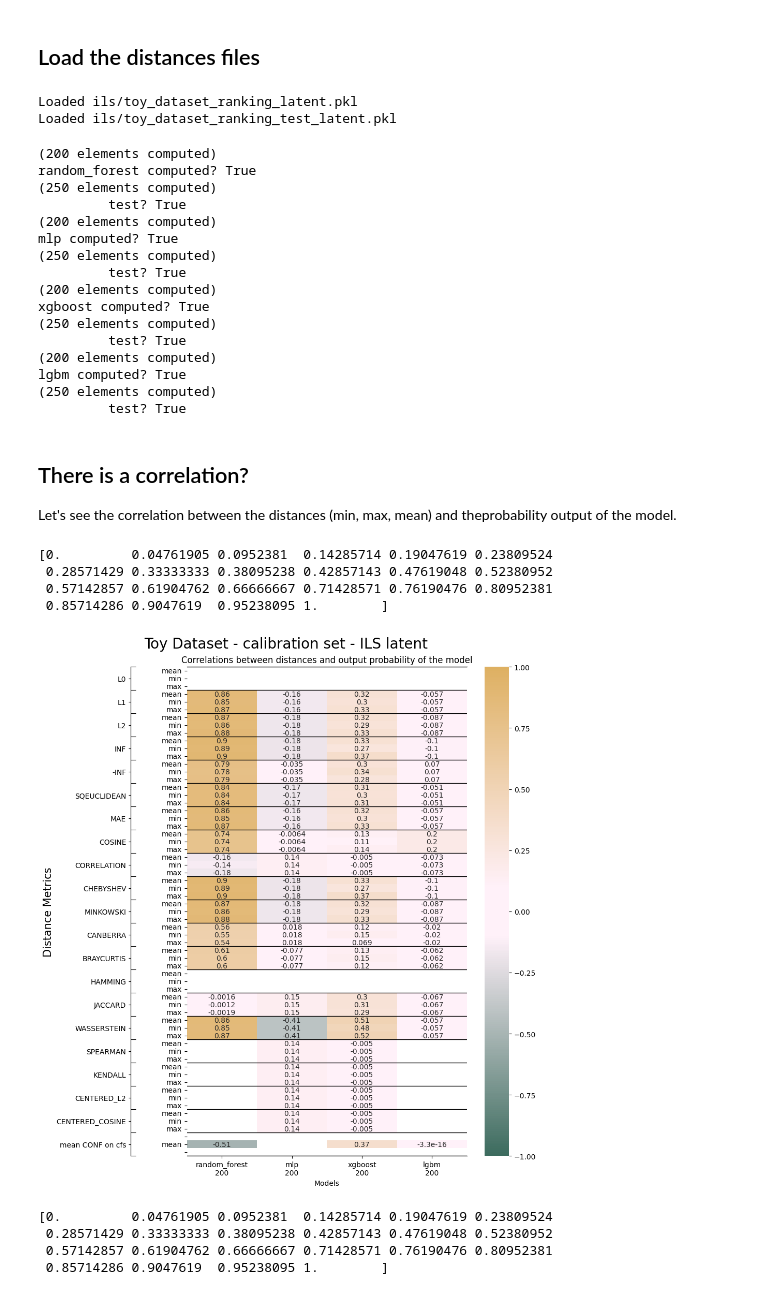
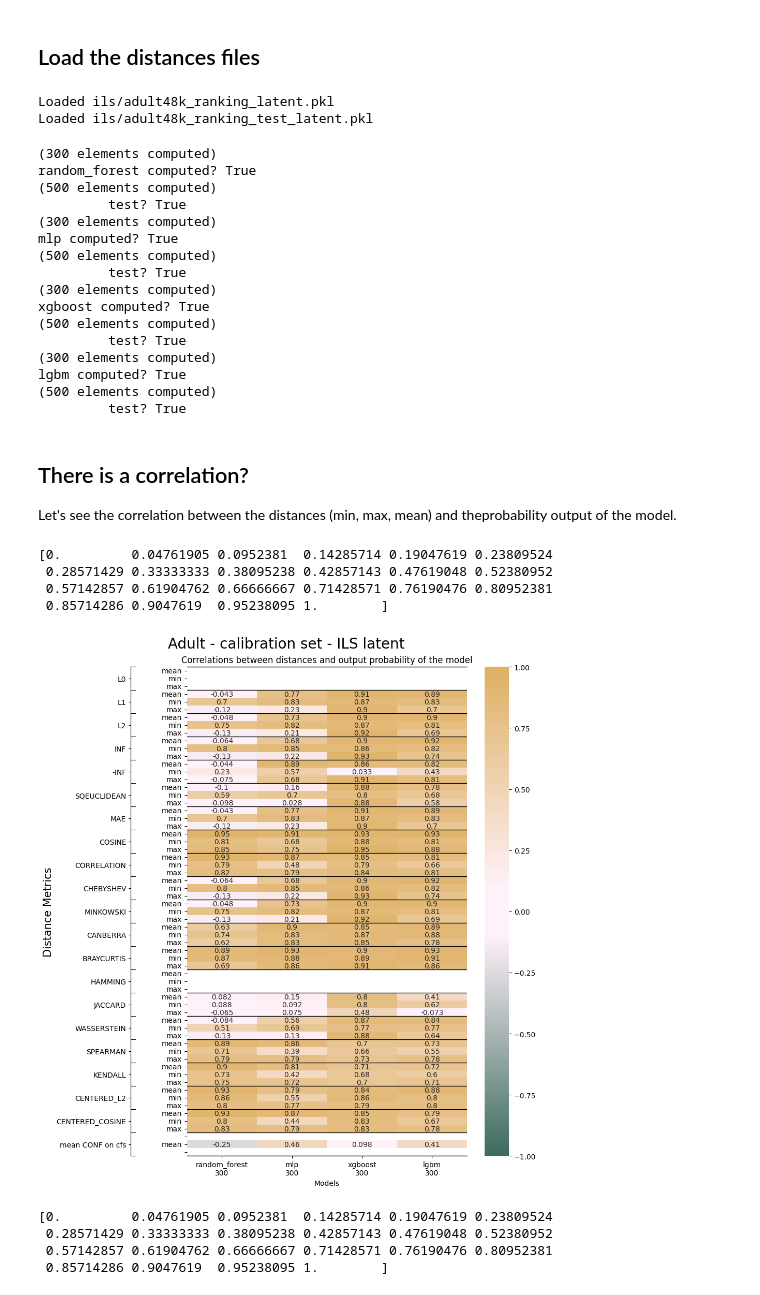
Before and after one commit to clarapunzi/SC-CE, a Jupyter notebook: 3_correlation_and_distances_plot.ipynb, the cells around one changed output. Saved outputs shown, nothing was run; the diff lists cells and outputs as text; code cells hidden in the pictures.

Commit message:
correlations and ils for adult

```diff
--- a/3_correlation_and_distances_plot.ipynb
+++ b/3_correlation_and_distances_plot.ipynb
@@ -37,14 +37,14 @@ cf_results = config['paths']['counterfactuals']
 
 dt_name = "german_credit"
 dt_name = "toy_dataset"
-
+dt_name = "adult48k"
 cf_method = 'dice'
 cf_method = 'ils'#dice or 'debug'
 cf_latent = True
 
 
 name_dataset = {"german_credit": "German Credit",
-                "adult": "Adult",
+                "adult48k": "Adult",
                 "toy_dataset":"Toy Dataset",
                 }[dt_name]
 cf_results
@@ -107,8 +107,8 @@ if utl.check_file_exists(fname_test):
 else:
     print("!"*6,fname_test, "not found")
 # %% [output]
-Loaded ils/toy_dataset_ranking_latent.pkl
-Loaded ils/toy_dataset_ranking_test_latent.pkl
+Loaded ils/adult48k_ranking_latent.pkl
+Loaded ils/adult48k_ranking_test_latent.pkl
 # %%
 def check_res(stats_dict = all_stats,k="mlp"):
     """this function return True if the distances related to the model k are already computed"""
@@ -124,21 +124,21 @@ for k in models.keys():
 
     print("\t","test?",check_res(stats_dict=all_stats_test,k=k))
 # %% [output]
-(200 elements computed)
+(300 elements computed)
 random_forest computed? True
-(250 elements computed)
+(500 elements computed)
          test? True
-(200 elements computed)
+(300 elements computed)
 mlp computed? True
-(250 elements computed)
+(500 elements computed)
          test? True
-(200 elements computed)
+(300 elements computed)
 xgboost computed? True
-(250 elements computed)
+(500 elements computed)
          test? True
-(200 elements computed)
+(300 elements computed)
 lgbm computed? True
-(250 elements computed)
+(500 elements computed)
          test? True
 # %%
 
@@ -180,6 +180,7 @@ Let's see the correlation between the distances (min, max, mean) and theprobabil
 
 from matplotlib import ticker
     # Convert lists to numpy arrays first
+all_all_correlations = {}
 for compute_test in [False,True]:
     all_stats_tmp = all_stats_test if compute_test else all_stats
     verbose = False
@@ -202,7 +203,6 @@ for compute_test in [False,True]:
                 correlations["found_cfs"][k] = 0
                 continue
             correlations[metric][k] = {}
-
 
             correlations[metric][k]["min"] = np.corrcoef(mins, probs.max(axis=1))[0,1]
 
@@ -289,34 +289,36 @@ for compute_test in [False,True]:
     #ax_.yaxis.set_label_position("right")
     ticks_positions = (3*np.arange(0, len(metrics)+2))
     ticks_positions=ticks_positions/ticks_positions.max()
     print(ticks_positions)
     ax_.set_yticks(ticks_positions)
     ax_.set_yticklabels([""]*len(metrics)+[""]*2)
 
     ax_.spines["right"].set_visible(False)
     ax_metrics.spines["right"].set_visible(False)
     plt.suptitle(name_dataset+
                  " - "+("test set" if compute_test else "calibration set")+
                  " - "+cf_method.upper() +
                  (" latent" if cf_latent else "")
                  , fontsize=20)
     plt.tight_layout()
     # save the figure
     fig_name = os.path.join("plots",dt_name,
                             "Correlations_"+dt_name+"_"+("test" if compute_test else "cal")+"_"+cf_method+("_latent" if cf_latent else "")+".pdf")
 
     plt.savefig(fig_name)
     #plt.savefig(fig_name.replace(".pdf",".png"))
     if True:#not compute_test:
         plt.show()
     else:
         plt.close(fig)
+
+    all_all_correlations[("test" if compute_test else "cal")] = all_correlations
 # %% [output]
 [0.         0.04761905 0.0952381  0.14285714 0.19047619 0.23809524
  0.28571429 0.33333333 0.38095238 0.42857143 0.47619048 0.52380952
  0.57142857 0.61904762 0.66666667 0.71428571 0.76190476 0.80952381
  0.85714286 0.9047619  0.95238095 1.        ]
-[figure, old version]
+[figure, new version]
 [0.         0.04761905 0.0952381  0.14285714 0.19047619 0.23809524
  0.28571429 0.33333333 0.38095238 0.42857143 0.47619048 0.52380952
  0.57142857 0.61904762 0.66666667 0.71428571 0.76190476 0.80952381
```
Also changed, not shown: parts of 12 cells of this notebook, 8 other files.
